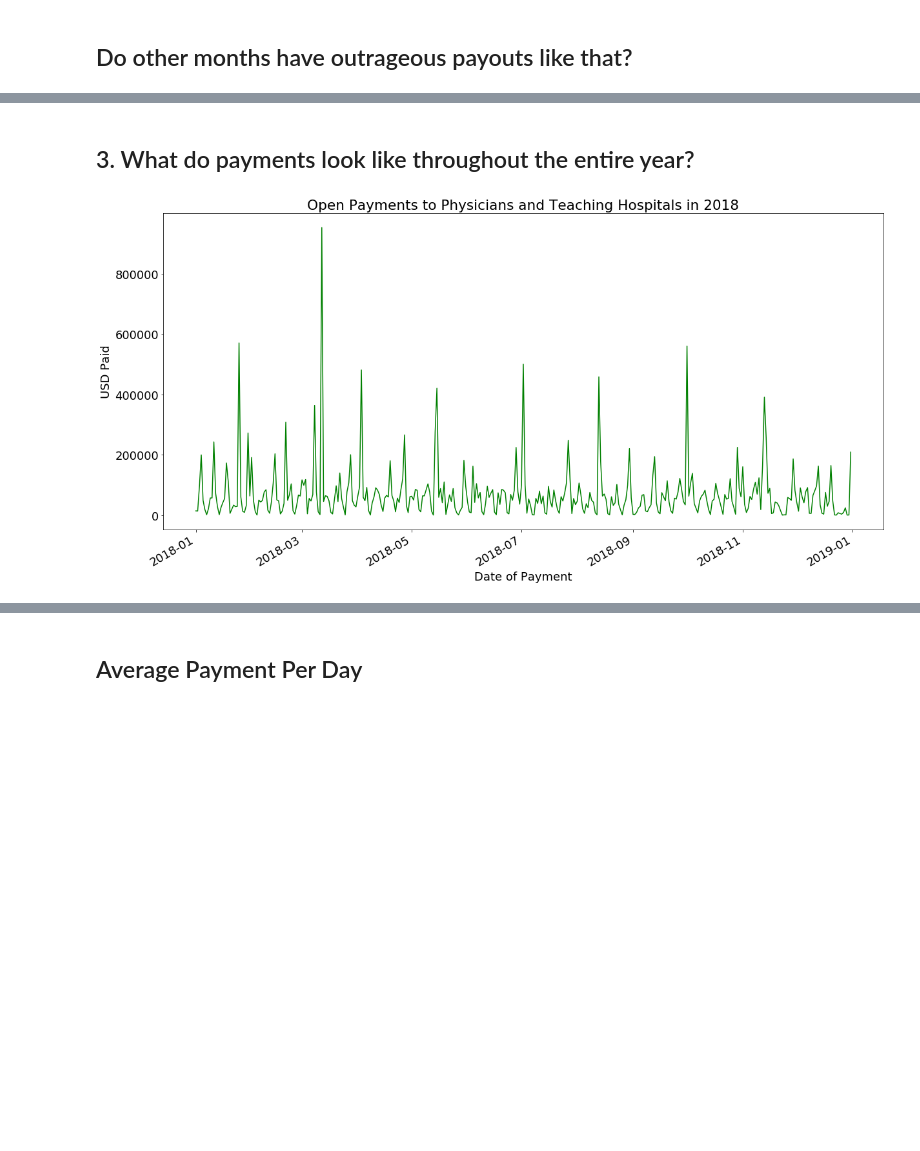
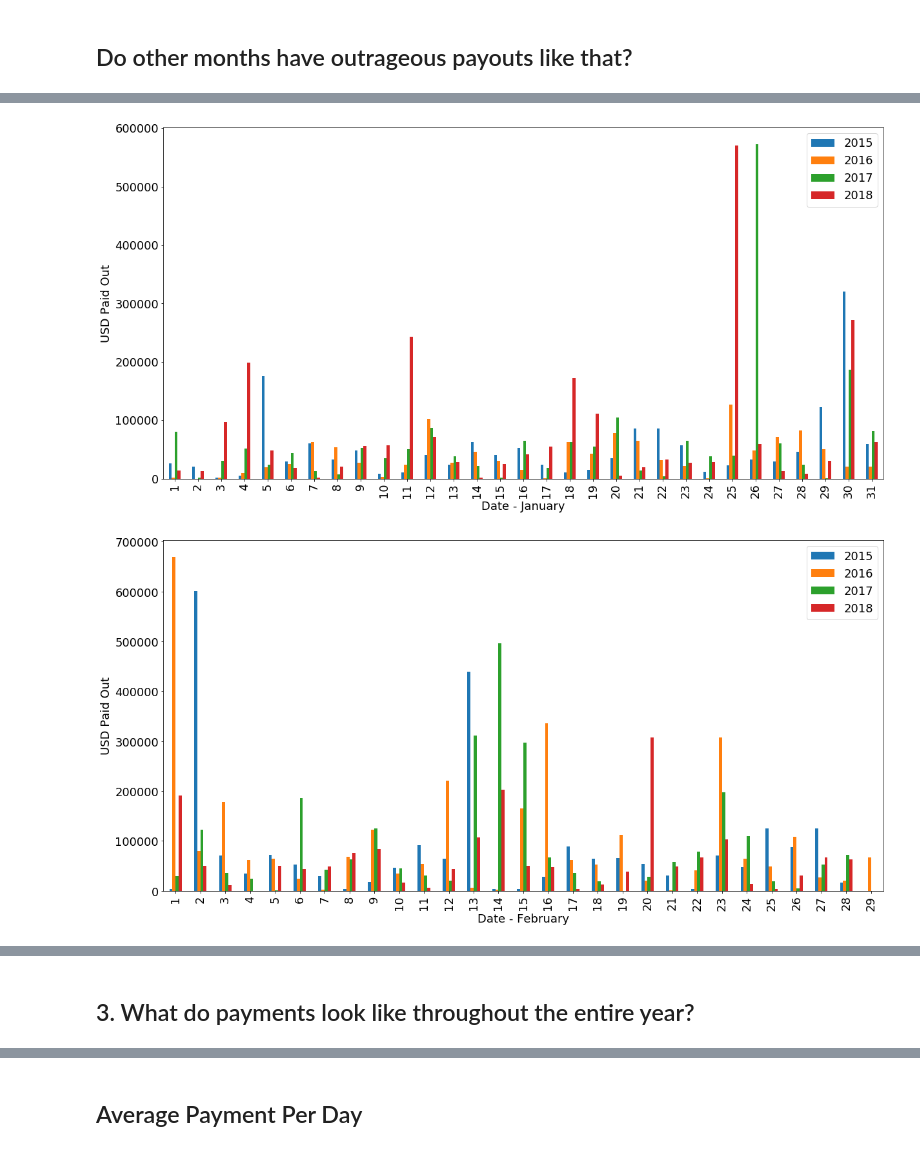
Before and after one commit to terryghanty/cs320-final, a Jupyter notebook: Final Project - Cale, James, Terry.ipynb, the cells around one changed output, grey strips where cells are left out. Cells and saved outputs as stored; diff of their text form; code cells hidden in the pictures; blank space fills up the shorter version.

```diff
--- a/Final Project - Cale, James, Terry.ipynb
+++ b/Final Project - Cale, James, Terry.ipynb
@@ -55,6 +76,0 @@ Text(0.5, 0, 'Date (January)')
-# %%
-df_2 = df[df.Date_of_Payment.dt.month == 3]
-fig, ax = plt.subplots(figsize=(20,10))
-ax.bar(x=df_2['Date_of_Payment'],height=df_2['Total_Amount_of_Payment_USDollars'])
-ax.set_ylabel('USD Paid Out')
-ax.set_xlabel('Date (March)')
@@ -64,9 +77,2 @@ Text(0.5, 0, 'Date (March)')
 # %% [markdown]
 ## Do other months have outrageous payouts like that?
-# %%
-for i in range(1,13):
-    df_2 = df[df.Date_of_Payment.dt.month == i]
-    fig, ax = plt.subplots(figsize=(20,10))
-    ax.bar(x=df_2['Date_of_Payment'],height=df_2['Total_Amount_of_Payment_USDollars'])
-    ax.set_ylabel('USD Paid Out')
-    ax.set_xlabel('Date - '+calendar.month_name[i])
@@ -85,0 +79,25 @@ for i in range(1,13):
+# %%
+for i in range(1,13):
+    df_january_2015 = df[(df['year']==2015) & (df['month']==i)]
+    df_january_2016 = df[(df['year']==2016) & (df['month']==i)]
+    df_january_2017 = df[(df['year']==2017) & (df['month']==i)]
+    df_january_2018 = df[(df['year']==2018) & (df['month']==i)]
+
+    df_jan_15 = df_january_2015.groupby('day').sum()['Total_Amount_of_Payment_USDollars']
+    df_jan_16 = df_january_2016.groupby('day').sum()['Total_Amount_of_Payment_USDollars']
+    df_jan_17 = df_january_2017.groupby('day').sum()['Total_Amount_of_Payment_USDollars']
+    df_jan_18 = df_january_2018.groupby('day').sum()['Total_Amount_of_Payment_USDollars']
+
+    df_month = DataFrame({
+        '2015': df_jan_15,
+        '2016': df_jan_16,
+        '2017': df_jan_17,
+        '2018': df_jan_18 })
+
+    fig, ax = plt.subplots(figsize=(20,10))
+    df_month.plot.bar(ax=ax)
+    ax.set_ylabel('USD Paid Out')
+    ax.set_xlabel('Date - '+calendar.month_name[i])
+# %% [output]
+[figure, added]
+[figure, added]
@@ -86,11 +114,2 @@ for i in range(1,13):
 # %% [markdown]
 ## 3. What do payments look like throughout the entire year?
-# %%
-fig,ax = plt.subplots(figsize = (20,10))
-df.groupby(['Date_of_Payment']).sum().plot.line(ax=ax,color="green", legend = False)
-ax.set_ylabel('USD Paid')
-ax.set_xlabel('Date of Payment')
-ax.set_title('Open Payments to Physicians and Teaching Hospitals in 2018')
-plt.savefig('payments.png')
-# %% [output]
-[figure, removed]
```
Also changed, not shown: parts of 19 cells of this notebook.
